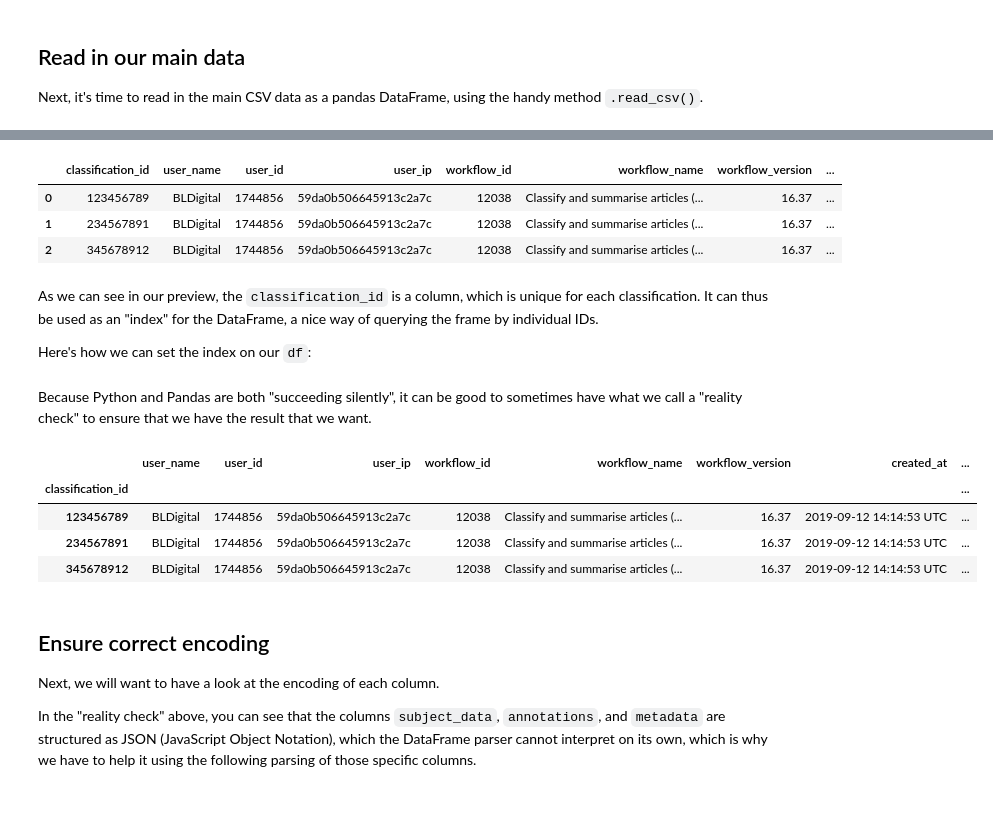
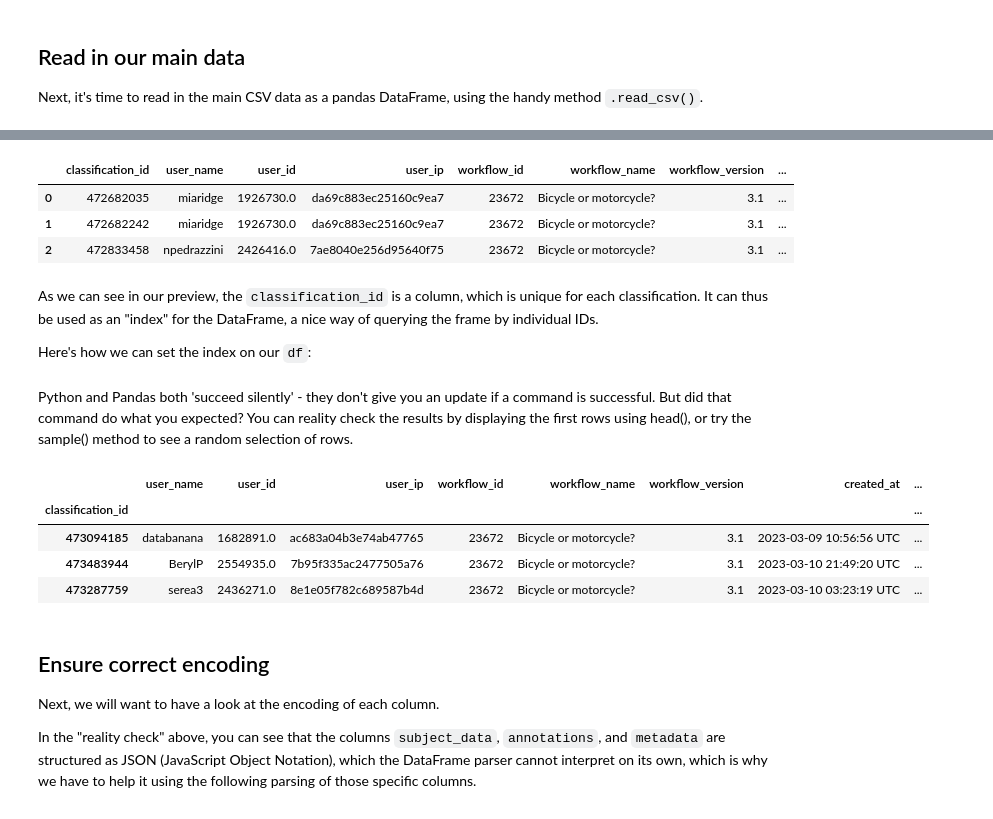
Before and after one commit to Living-with-machines/zooniverse-analysis-workshop, a Jupyter notebook: process-zooniverse-data-for-deposit.ipynb, the cells around one changed output, grey strips where cells are left out. Drawn from its saved outputs; the diff is of its cells as text; code cells hidden in the pictures.

```diff
--- a/process-zooniverse-data-for-deposit.ipynb
+++ b/process-zooniverse-data-for-deposit.ipynb
@@ -70,0 +72,10 @@ subjects_file = "./sample_data/test_subjects.csv"
+# %%
+# Running this code will trigger a dialogue to allow access to your Google Drive
+ipython = get_ipython()
+IN_COLAB = "google.colab" in str(ipython)
+
+if IN_COLAB:
+    from google.colab import drive
+
+    drive.mount("/content/drive", force_remount=True)
+    data_path = "drive/My Drive/Zooniverse_exports/"
@@ -71,3 +84,6 @@ subjects_file = "./sample_data/test_subjects.csv"
+# %%
+classifications_file = data_path + "bicycle-or-motorcycle-classifications.csv"
+subjects_file = data_path + "subjects.csv"
 # %% [markdown]
 ---
 # %% [markdown]
@@ -96,25 +114,25 @@ We run it below to see what our imported data looks like unprocessed:
 df.head(3)
 # %% [output]
 |  | classification_id | user_name | user_id | user_ip | workflow_id | workflow_name | workflow_version | ... |
-| 0 | 123456789 | BLDigital | 1744856 | 59da0b506645913c2a7c | 12038 | Classify and summarise articles (... | 16.37 | ... |
-| 1 | 234567891 | BLDigital | 1744856 | 59da0b506645913c2a7c | 12038 | Classify and summarise articles (... | 16.37 | ... |
-| 2 | 345678912 | BLDigital | 1744856 | 59da0b506645913c2a7c | 12038 | Classify and summarise articles (... | 16.37 | ... |
+| 0 | 472682035 | miaridge | 1926730.0 | da69c883ec25160c9ea7 | 23672 | Bicycle or motorcycle? | 3.1 | ... |
+| 1 | 472682242 | miaridge | 1926730.0 | da69c883ec25160c9ea7 | 23672 | Bicycle or motorcycle? | 3.1 | ... |
+| 2 | 472833458 | npedrazzini | 2426416.0 | 7ae8040e256d95640f75 | 23672 | Bicycle or motorcycle? | 3.1 | ... |
 # %% [markdown]
 As we can see in our preview, the `classification_id` is a column, which is unique for each classification. It can thus be used as an "index" for the DataFrame, a nice way of querying the frame by individual IDs.
 
 Here's how we can set the index on our `df`:
 # %%
 df.set_index("classification_id", inplace=True)
-# %% [markdown]
-Because Python and Pandas are both "succeeding silently", it can be good to sometimes have what we call a "reality check" to ensure that we have the result that we want.
+# %% [markdown]
+Python and Pandas both 'succeed silently' - they don't give you an update if a command is successful. But did that command do what you expected? You can reality check the results by displaying the first rows using head(), or try the sample() method to see a random selection of rows.
 # %%
-df.head(3)
+df.sample(3)
 # %% [output]
 |  | user_name | user_id | user_ip | workflow_id | workflow_name | workflow_version | created_at | ... |
 | classification_id |  |  |  |  |  |  |  | ... |
-| 123456789 | BLDigital | 1744856 | 59da0b506645913c2a7c | 12038 | Classify and summarise articles (... | 16.37 | 2019-09-12 14:14:53 UTC | ... |
-| 234567891 | BLDigital | 1744856 | 59da0b506645913c2a7c | 12038 | Classify and summarise articles (... | 16.37 | 2019-09-12 14:14:53 UTC | ... |
-| 345678912 | BLDigital | 1744856 | 59da0b506645913c2a7c | 12038 | Classify and summarise articles (... | 16.37 | 2019-09-12 14:14:53 UTC | ... |
+| 473094185 | databanana | 1682891.0 | ac683a04b3e74ab47765 | 23672 | Bicycle or motorcycle? | 3.1 | 2023-03-09 10:56:56 UTC | ... |
+| 473483944 | BerylP | 2554935.0 | 7b95f335ac2477505a76 | 23672 | Bicycle or motorcycle? | 3.1 | 2023-03-10 21:49:20 UTC | ... |
+| 473287759 | serea3 | 2436271.0 | 8e1e05f782c689587b4d | 23672 | Bicycle or motorcycle? | 3.1 | 2023-03-10 03:23:19 UTC | ... |
 # %% [markdown]
 ## Ensure correct encoding
 
```
Also changed, not shown: parts of 25 cells of this notebook.
